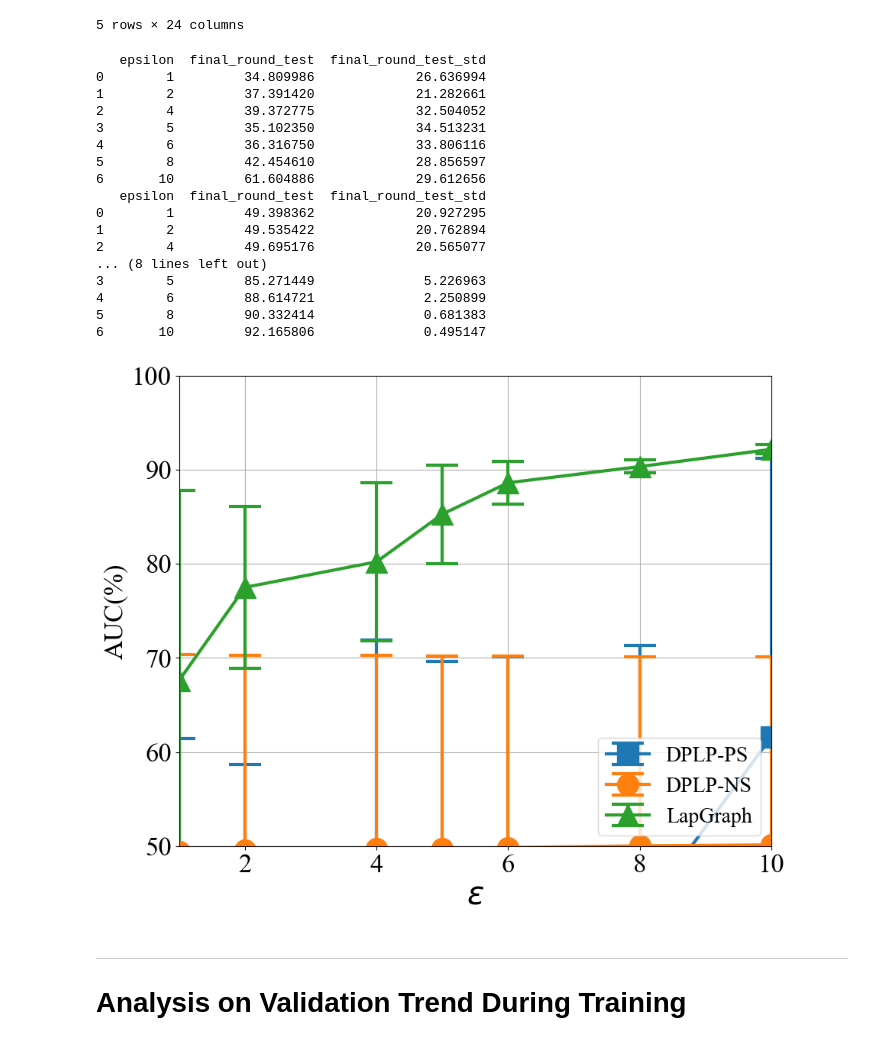
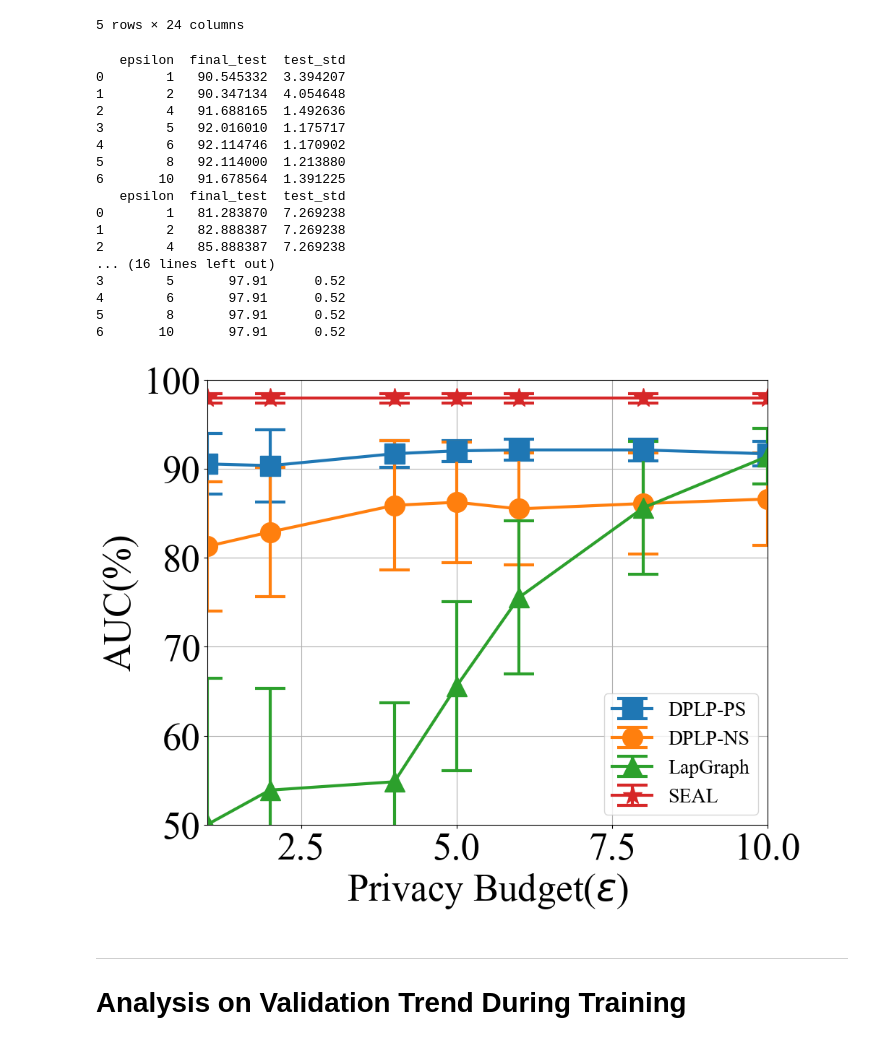
Before and after one commit to marlowe518/Awesome-Differential-Privacy-and-Meachine-Learning, a Jupyter notebook: GNN/link_prediction_samll_dataset/ploting_comparison.ipynb, the cells around one changed output. Cells and saved outputs as stored; diff of their text form; code cells hidden in the pictures.

```diff
--- a/GNN/link_prediction_samll_dataset/ploting_comparison.ipynb
+++ b/GNN/link_prediction_samll_dataset/ploting_comparison.ipynb
@@ -16,7 +16,8 @@ compares_markers = ['s', 'o', '^', '*', 'v', 'x', 'D']
 
 
 def Plotings(df_list: list, markers, labels: list = None, metric_name="NDCG@10",
-             x_label=r'${\rm \epsilon}$', save_file_path: str = None, errorbar: bool = True, y_lim:tuple=(50, 100), marker_size=20):
+             x_label=r'${\rm \epsilon}$', save_file_path: str = None, errorbar: bool = True, y_lim: tuple = (50, 100),
+             marker_size=20):
     """
     Args:
         df_list: Got only 3 columns including x,y and std.
@@ -38,20 +39,24 @@ def Plotings(df_list: list, markers, labels: list = None, metric_name="NDCG@10",
                      marker=markers[i], markersize=marker_size,
                      linestyle='-', color=mcolors.TABLEAU_COLORS[colors[i]], linewidth=3)
         else:
-            plt.errorbar(df.iloc[:, 0], df.iloc[:, 1], df.iloc[:, 2], label=labels[i], marker=markers[i], markersize=marker_size,
+            plt.errorbar(df.iloc[:, 0], df.iloc[:, 1], df.iloc[:, 2], label=labels[i], marker=markers[i],
+                         markersize=marker_size,
                          linestyle='-', color=mcolors.TABLEAU_COLORS[colors[i]], linewidth=3, capsize=15, capthick=3)
-    ax.tick_params(axis="x", labelsize=25)
-    ax.tick_params(axis="y", labelsize=25)
+    label_size = 38
+    ax.tick_params(axis="x", labelsize=label_size)
+    ax.tick_params(axis="y", labelsize=label_size)
     ax.set_xlim(df.iloc[0, 0], df.iloc[-1, 0])
     ax.set_ylim(*y_lim)
-    plt.yticks(fontsize=25)
+    plt.yticks(fontsize=label_size)
+    plt.xticks(fontsize=label_size)
     # plt.yticks([60, 70, 80, 90, 100], fontsize=25)
-    ax.set_xlabel(x_label, fontsize=30)
-    ax.set_ylabel(metric_name, fontsize=25)
+    # plt.xticks([1,2,4,5,6,8])
+    ax.set_xlabel(x_label, fontsize=label_size)
+    ax.set_ylabel(metric_name, fontsize=label_size)
     plt.legend(loc='lower right', prop={'size': 20})
     ax.grid()
     if save_file_path:
-        plt.savefig(save_file_path, format="pdf", dpi=600)
+        plt.savefig(save_file_path, format="pdf", dpi=600, bbox_inches='tight')
     plt.show()
 # %%
 def load_table(file_path, type="csv", dtypes: dict = None):
@@ -104,43 +111,43 @@ res.head()
 # %%
 def generated_sub_df_query(df, data_name: str):
     query = f"""
-            SELECT {df}.epsilon, {df}.final_round_test, {df}.final_round_test_std FROM {df}
+            SELECT {df}.epsilon, {df}.final_test, {df}.test_std FROM {df}
             WHERE {df}.dataset == '{data_name}'
             ORDER BY {df}.epsilon ASC
             """
     return query
 # %%
-data_name = "USAir"
+data_name = "Yeast"
 sub_df_list = []
-for df in ["df_1", "df_2", "df_3"]:
+for df in ["df_1", "df_2", "df_3", "df_4"]:
     # for df in [df_1,df_2,df_3]:
     query = generated_sub_df_query(df, data_name)
     sub_df = return_sql(query)
     print(sub_df)
     sub_df_list.append(sub_df)
 # %% [output]
-   epsilon  final_round_test  final_round_test_std
-0        1         34.809986             26.636994
-1        2         37.391420             21.282661
-2        4         39.372775             32.504052
-3        5         35.102350             34.513231
-4        6         36.316750             33.806116
-5        8         42.454610             28.856597
-6       10         61.604886             29.612656
-   epsilon  final_round_test  final_round_test_std
-0        1         49.398362             20.927295
-1        2         49.535422             20.762894
-2        4         49.695176             20.565077
-... (8 lines left out)
-3        5         85.271449              5.226963
-4        6         88.614721              2.250899
-5        8         90.332414              0.681383
-6       10         92.165806              0.495147
+   epsilon  final_test  test_std
+0        1   90.545332  3.394207
+1        2   90.347134  4.054648
+2        4   91.688165  1.492636
+3        5   92.016010  1.175717
+4        6   92.114746  1.170902
+5        8   92.114000  1.213880
+6       10   91.678564  1.391225
+   epsilon  final_test  test_std
+0        1   81.283870  7.269238
+1        2   82.888387  7.269238
+2        4   85.888387  7.269238
+... (16 lines left out)
+3        5       97.91      0.52
+4        6       97.91      0.52
+5        8       97.91      0.52
+6       10       97.91      0.52
 # %%
-Plotings(sub_df_list, markers=compares_markers, labels=["DPLP-PS", "DPLP-NS", "LapGraph"], metric_name="AUC(%)",
-         x_label=r'$\varepsilon$', save_file_path=f"./results_figures/{data_name}_comparison.pdf")
+Plotings(sub_df_list, markers=compares_markers, labels=["DPLP-PS", "DPLP-NS", "LapGraph", "SEAL"], metric_name="AUC(%)",
+         x_label=r'Privacy Budget($\varepsilon$)', save_file_path=f"./results_figures/{data_name}_comparison.pdf")
 # %% [output]
-[figure, old version]
+[figure, new version]
 # %% [markdown]
 ----
 # Analysis on Validation Trend During Training
```
Also changed, not shown: parts of 15 cells of this notebook, 6 other files.
